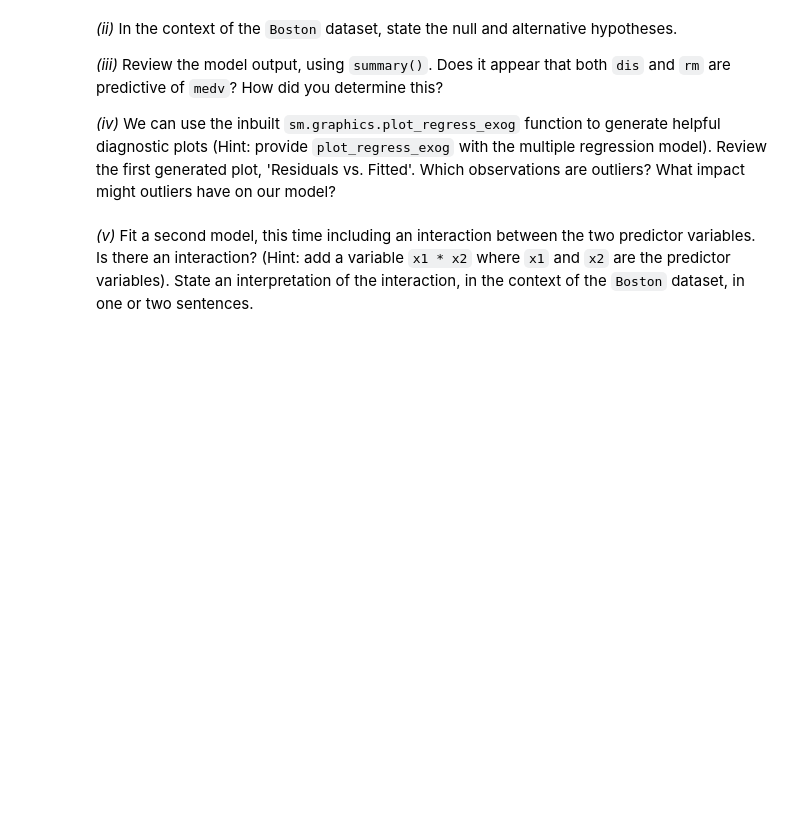
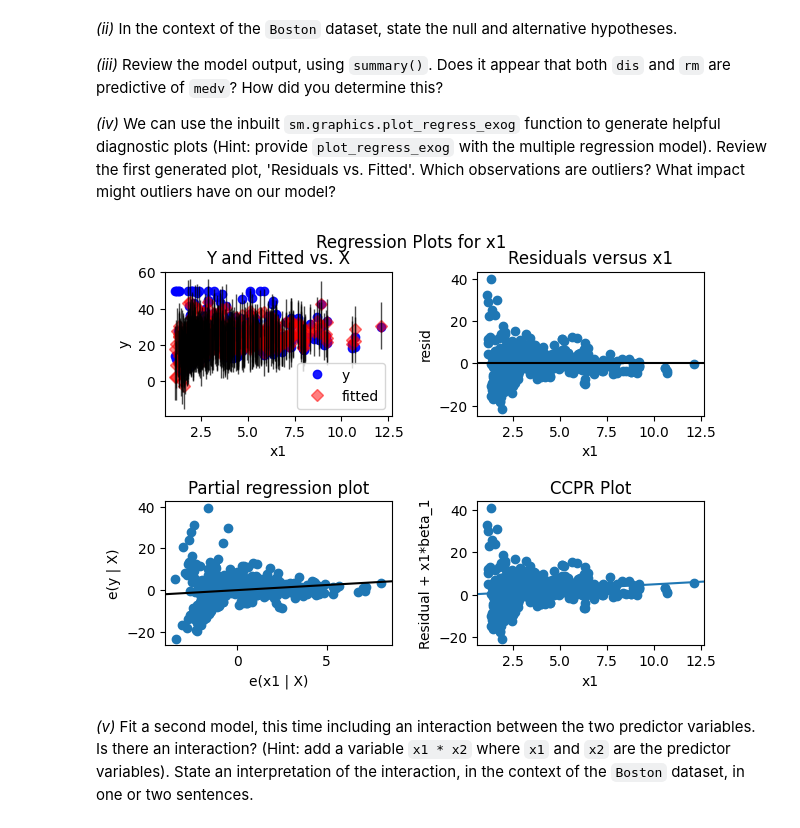
Before and after one commit to UofT-DSI/applying_statistical_concepts, a Jupyter notebook: 02_assignments/assignment_1.ipynb, the cells around one changed output. Drawn from its saved outputs; the diff is of its cells as text; code cells hidden in the pictures; blank space fills up the shorter version.

```diff
--- a/02_assignments/assignment_1.ipynb
+++ b/02_assignments/assignment_1.ipynb
@@ -74,2 +94,6 @@ _(iv)_ Now, let’s fit a simple regression model, using the general syntax `sm.
 # %%
-# Add your code here
+X = sm.add_constant(dis)
+model = sm.OLS(medv, X)
+results = model.fit()
+print(results.summary())
+print(results.conf_int())
@@ -97,0 +147,8 @@ _(i)_ Fit a multiple linear regression, with two predictor variables: $X_1$ is `
+# %%
+rm = Boston['rm'].values.reshape(-1, 1)
+x = np.column_stack((dis, rm))
+X = sm.add_constant(x)
+model = sm.OLS(medv, X)
+results = model.fit()
+print(results.summary())
+print(results.conf_int())
@@ -102,7 +177,20 @@ _(iii)_ Review the model output, using `summary()`. Does it appear that both `di
 
 _(iv)_ We can use the inbuilt `sm.graphics.plot_regress_exog` function to generate helpful diagnostic plots (Hint: provide `plot_regress_exog` with the multiple regression model). Review the first generated plot, 'Residuals vs. Fitted'. Which observations are outliers? What impact might outliers have on our model?
 # %%
-# Add your code here
+# (ii)
+# Null hypothesis: the distance to the employment centres (dis) and the number of rooms (rom) has no effect on the value of the houses (medv).
+# Alternative hypothesis: the distance to the employment centres (dis) and the number of rooms (rom) influence the value of the houses (medv).
+
+# (iii) Given the low p value, both variables are predictors of the house value.
+
+# (iv) Plotting sm.graphics.plot_regress_exog
+plt = sm.graphics.plot_regress_exog(results, "x1")
+plt.show()
+
+# Based on the graph below, there are houses which value is way too high to be exploined by `dis` or `rm`.
+# These outliers can be "pushing" the prediction of these houses that are close to the employment centers up, influencing incorrectly our predictions.
+# %% [output]
+[figure, added]
 # %% [markdown]
 _(v)_ Fit a second model, this time including an interaction between the two predictor variables. Is there an interaction? (Hint: add a variable `x1 * x2` where `x1` and `x2` are the predictor variables). State an interpretation of the interaction, in the context of the `Boston` dataset, in one or two sentences.
 # %%
```
Also changed, not shown: parts of 10 cells of this notebook.
